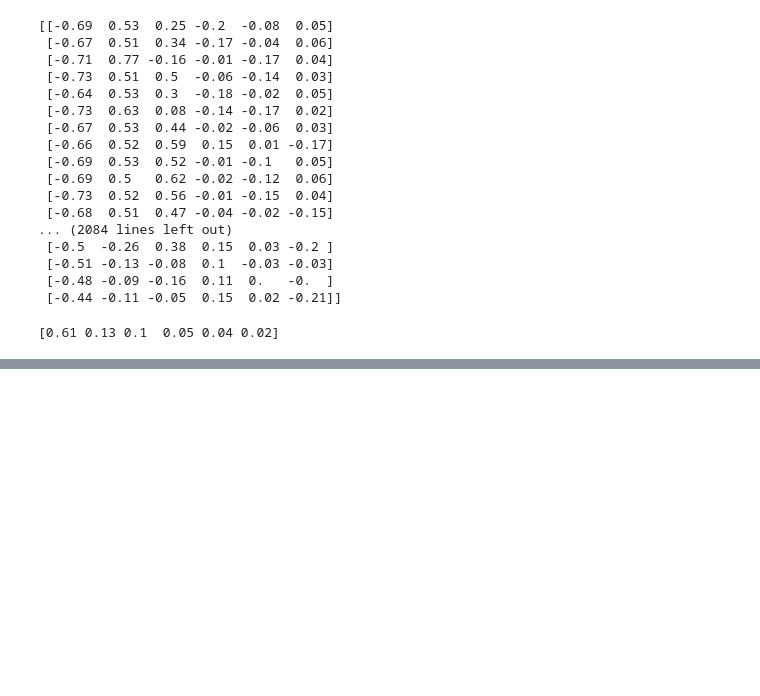
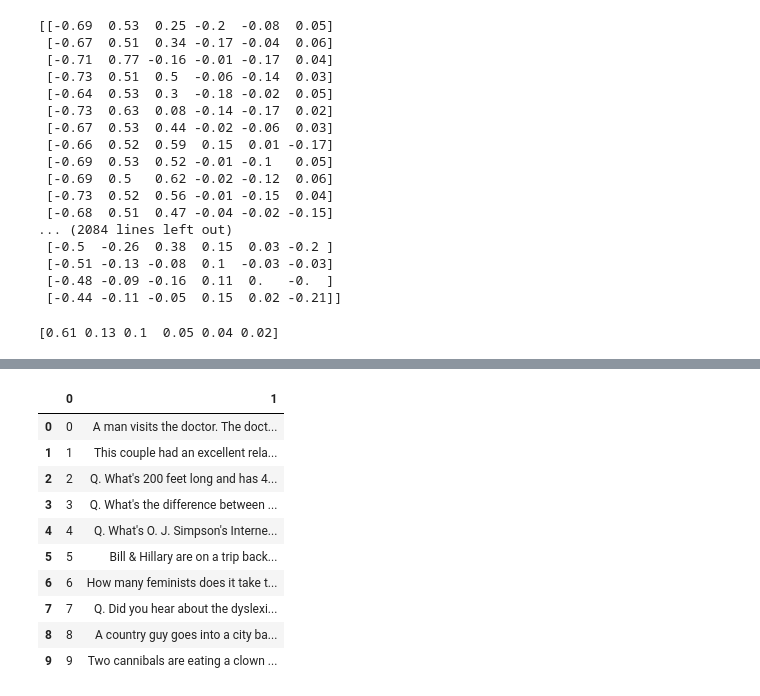
Before and after one commit to MickeyGeorge/dsc478, a Jupyter notebook: Assignment4/MichaelJanke_Assignment4.ipynb, the cells around one changed output, grey strips where cells are left out. Drawn from its saved outputs; the diff is of its cells as text; code cells hidden in the pictures; blank space fills up the shorter version.

```diff
--- a/Assignment4/MichaelJanke_Assignment4.ipynb
+++ b/Assignment4/MichaelJanke_Assignment4.ipynb
@@ -230,0 +236,14 @@ print homogeneity_score(classes[1],clusters_pca)
+# %%
+jokes.head(10)
+# %% [output]
+|  | 0 | 1 |
+| 0 | 0 | A man visits the doctor. The doct... |
+| 1 | 1 | This couple had an excellent rela... |
+| 2 | 2 | Q. What's 200 feet long and has 4... |
+| 3 | 3 | Q. What's the difference between ... |
+| 4 | 4 | Q. What's O. J. Simpson's Interne... |
+| 5 | 5 | Bill & Hillary are on a trip back... |
+| 6 | 6 | How many feminists does it take t... |
+| 7 | 7 | Q. Did you hear about the dyslexi... |
+| 8 | 8 | A country guy goes into a city ba... |
+| 9 | 9 | Two cannibals are eating a clown ... |
```
Also changed, not shown: parts of 15 cells of this notebook, 2 other files.
